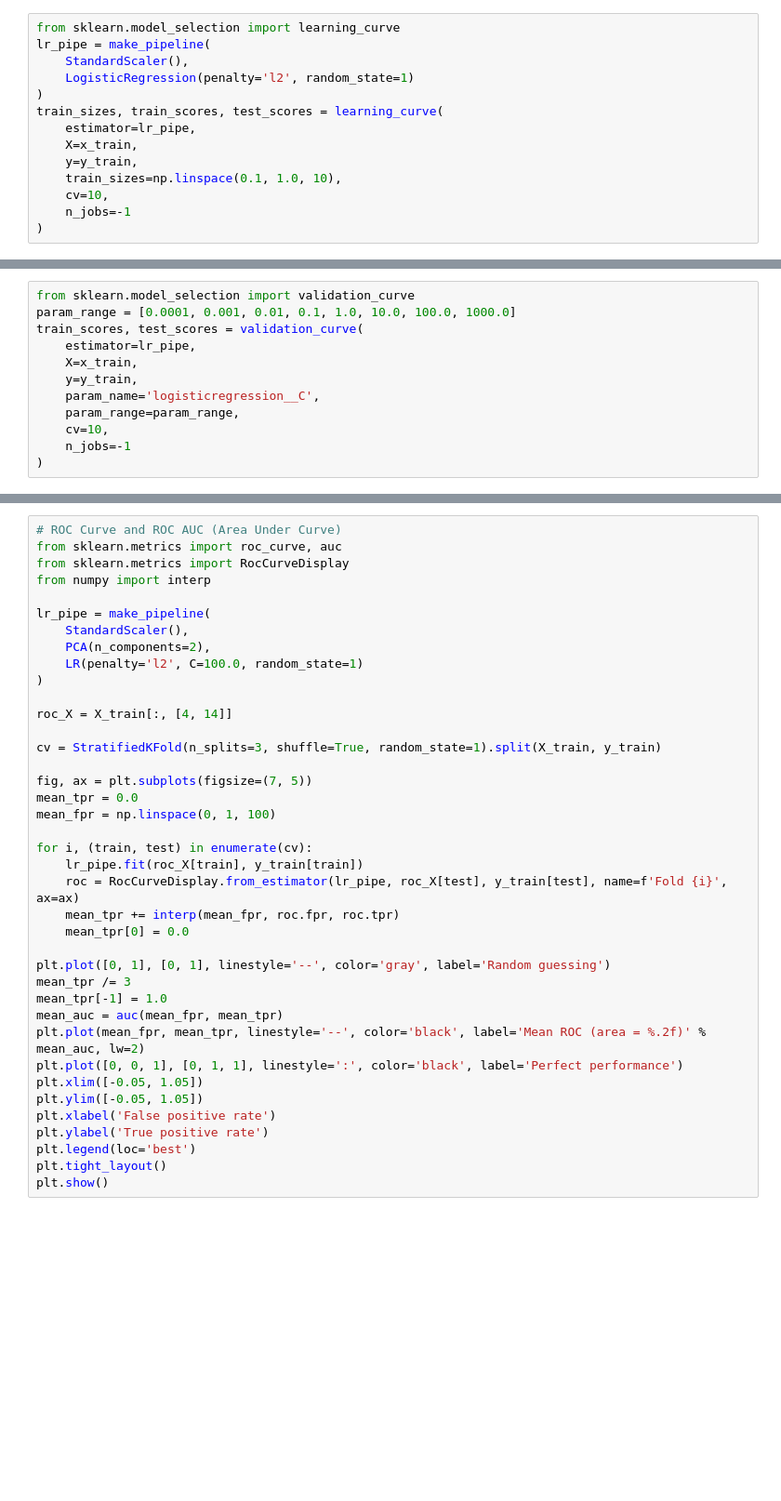
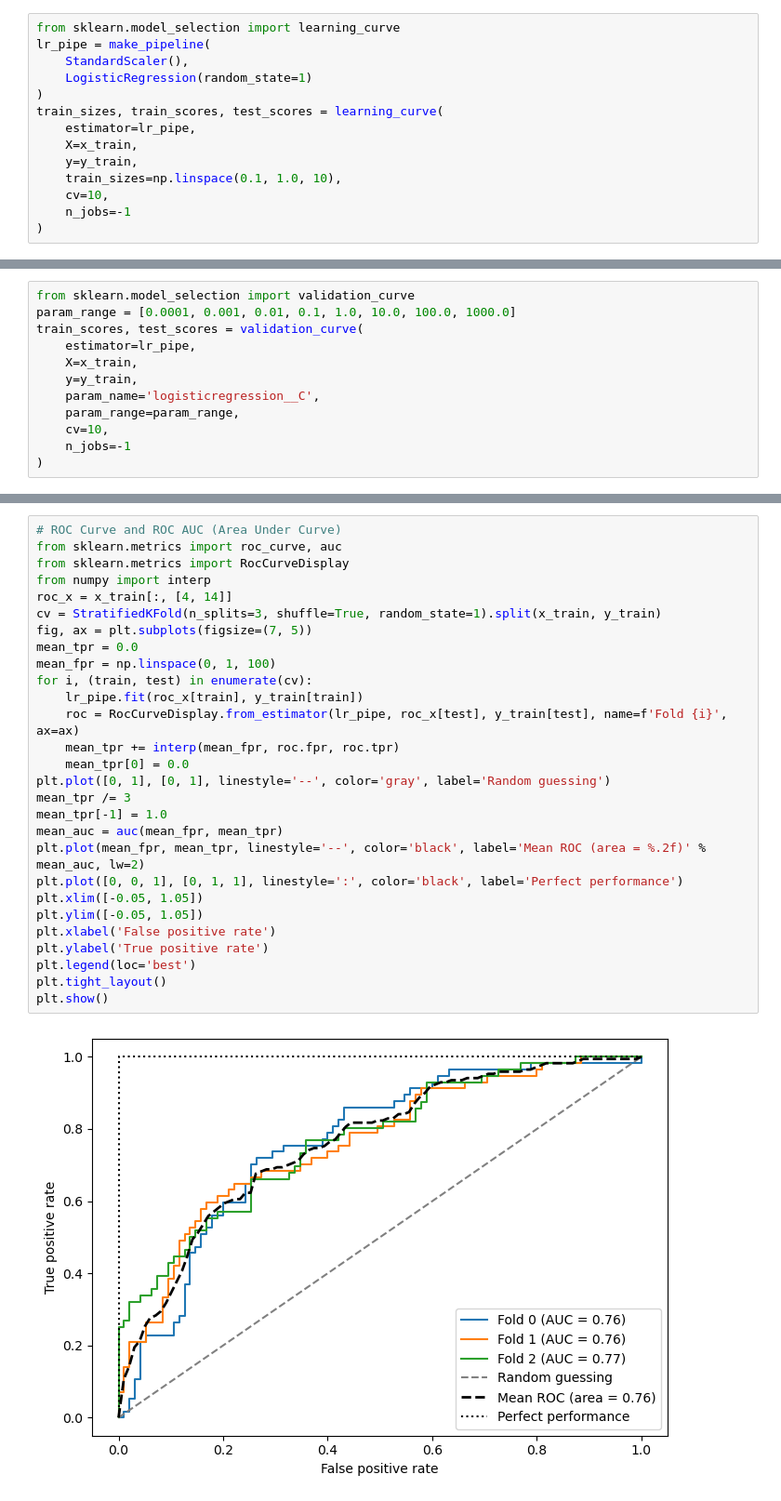
Before and after one commit to hanjihun2000/machine-learning, a Jupyter notebook: guide/model-evaluation.ipynb, the cells around one changed output, grey strips where cells are left out. Shown at 93% size. Cells and saved outputs as stored; diff of their text form; blank space fills up the shorter version.

```diff
--- a/guide/model-evaluation.ipynb
+++ b/guide/model-evaluation.ipynb
@@ -102,7 +102,7 @@ There are two powerful curves for debugging:
 from sklearn.model_selection import learning_curve
 lr_pipe = make_pipeline(
     StandardScaler(),
-    LogisticRegression(penalty='l2', random_state=1)
+    LogisticRegression(random_state=1)
 )
 train_sizes, train_scores, test_scores = learning_curve(
     estimator=lr_pipe,
@@ -256,39 +287,30 @@ Computing the area under the ROC curve (ROC AUC) can quantitatively evaluate the
 # %%
 # ROC Curve and ROC AUC (Area Under Curve)
 from sklearn.metrics import roc_curve, auc
 from sklearn.metrics import RocCurveDisplay
 from numpy import interp
-
-lr_pipe = make_pipeline(
-    StandardScaler(),
-    PCA(n_components=2),
-    LR(penalty='l2', C=100.0, random_state=1)
-)
-
-roc_X = X_train[:, [4, 14]]
-
-cv = StratifiedKFold(n_splits=3, shuffle=True, random_state=1).split(X_train, y_train)
-
+roc_x = x_train[:, [4, 14]]
+cv = StratifiedKFold(n_splits=3, shuffle=True, random_state=1).split(x_train, y_train)
 fig, ax = plt.subplots(figsize=(7, 5))
 mean_tpr = 0.0
 mean_fpr = np.linspace(0, 1, 100)
-
 for i, (train, test) in enumerate(cv):
-    lr_pipe.fit(roc_X[train], y_train[train])
-    roc = RocCurveDisplay.from_estimator(lr_pipe, roc_X[test], y_train[test], name=f'Fold {i}', ax=ax)
+    lr_pipe.fit(roc_x[train], y_train[train])
+    roc = RocCurveDisplay.from_estimator(lr_pipe, roc_x[test], y_train[test], name=f'Fold {i}', ax=ax)
     mean_tpr += interp(mean_fpr, roc.fpr, roc.tpr)
     mean_tpr[0] = 0.0
-
 plt.plot([0, 1], [0, 1], linestyle='--', color='gray', label='Random guessing')
 mean_tpr /= 3
 mean_tpr[-1] = 1.0
 mean_auc = auc(mean_fpr, mean_tpr)
 plt.plot(mean_fpr, mean_tpr, linestyle='--', color='black', label='Mean ROC (area = %.2f)' % mean_auc, lw=2)
 plt.plot([0, 0, 1], [0, 1, 1], linestyle=':', color='black', label='Perfect performance')
 plt.xlim([-0.05, 1.05])
 plt.ylim([-0.05, 1.05])
 plt.xlabel('False positive rate')
 plt.ylabel('True positive rate')
 plt.legend(loc='best')
 plt.tight_layout()
 plt.show()
+# %% [output]
+[figure, added]
```
Also changed, not shown: parts of 15 cells of this notebook.
